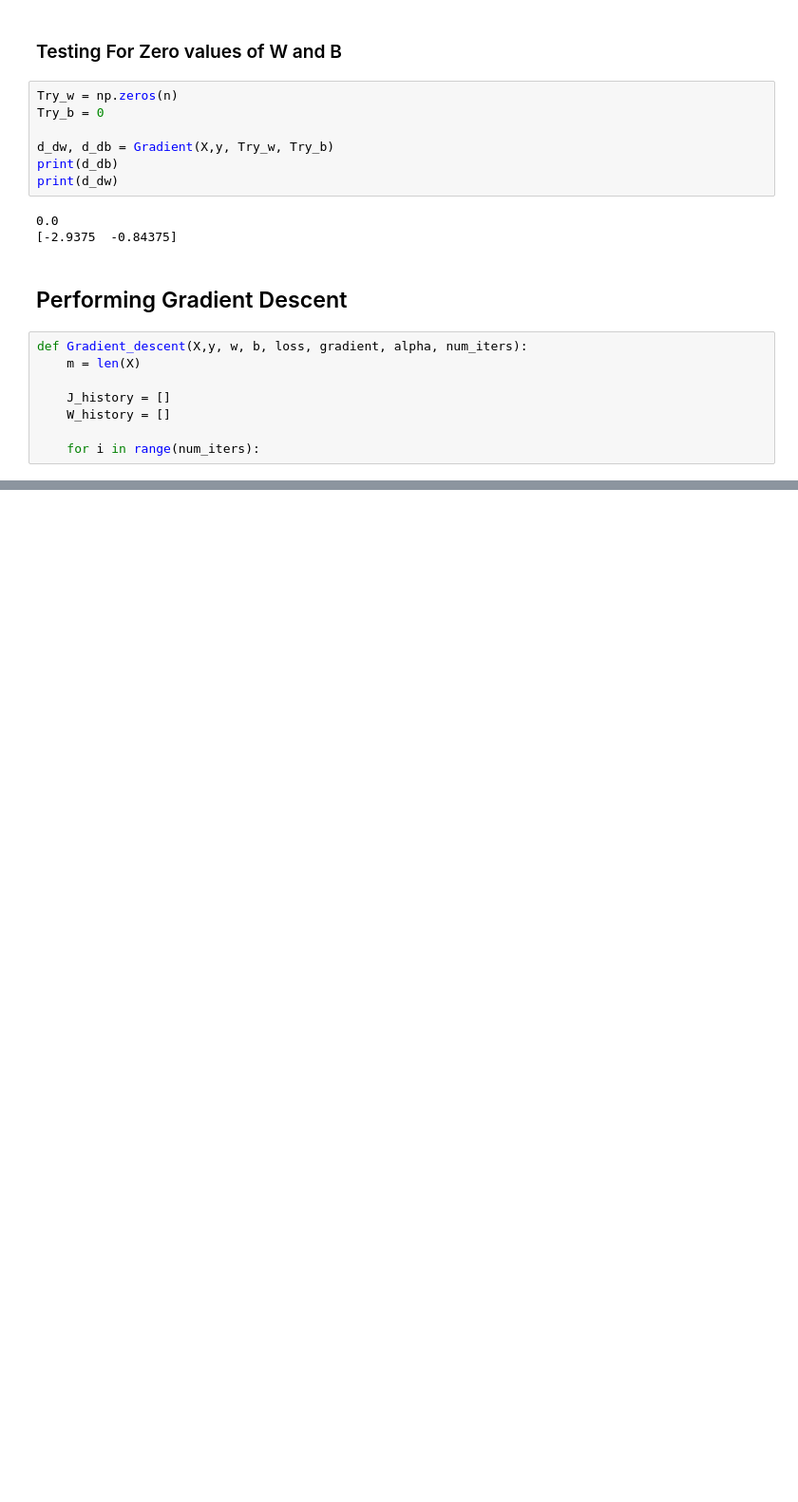
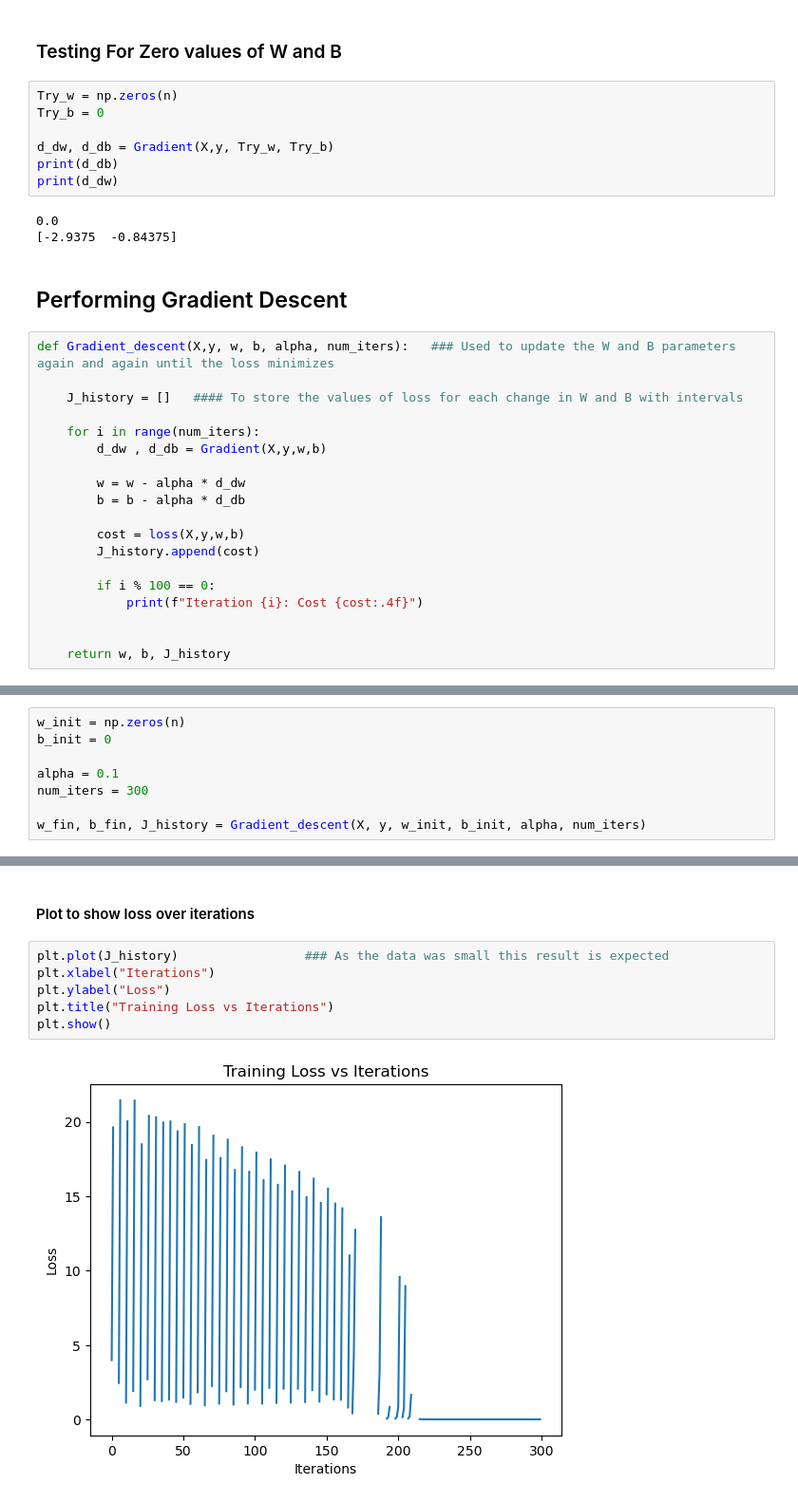
Before and after one commit to aryan-ml/ML-Algos-From-Scratch, a Jupyter notebook: LogisticRegression.ipynb, the cells around one changed output, grey strips where cells are left out. Shown: that part at 95% size. Saved outputs shown, nothing was run; the diff lists cells and outputs as text; blank space fills up the shorter version.

```diff
--- a/LogisticRegression.ipynb
+++ b/LogisticRegression.ipynb
@@ -120,10 +118,21 @@ print(d_dw)
 # %% [markdown]
 ## Performing Gradient Descent
 # %%
-def Gradient_descent(X,y, w, b, loss, gradient, alpha, num_iters):
-    m = len(X)
+def Gradient_descent(X,y, w, b, alpha, num_iters):   ### Used to update the W and B parameters again and again until the loss minimizes
 
-    J_history = []
-    W_history = []
+    J_history = []   #### To store the values of loss for each change in W and B with intervals
 
     for i in range(num_iters):
+        d_dw , d_db = Gradient(X,y,w,b)
+
+        w = w - alpha * d_dw
+        b = b - alpha * d_db
+
+        cost = loss(X,y,w,b)
+        J_history.append(cost)
+
+        if i % 100 == 0:
+            print(f"Iteration {i}: Cost {cost:.4f}")
+
+
+    return w, b, J_history
@@ -129,0 +141,8 @@ def Gradient_descent(X,y, w, b, loss, gradient, alpha, num_iters):
+# %%
+w_init = np.zeros(n)
+b_init = 0
+
+alpha = 0.1
+num_iters = 300
+
+w_fin, b_fin, J_history = Gradient_descent(X, y, w_init, b_init, alpha, num_iters)
@@ -129,0 +159,10 @@ def Gradient_descent(X,y, w, b, loss, gradient, alpha, num_iters):
+# %% [markdown]
+#### Plot to show loss over iterations
+# %%
+plt.plot(J_history)                 ### As the data was small this result is expected
+plt.xlabel("Iterations")
+plt.ylabel("Loss")
+plt.title("Training Loss vs Iterations")
+plt.show()
+# %% [output]
+[figure, added]
```
Also changed, not shown: parts of 10 cells of this notebook.
